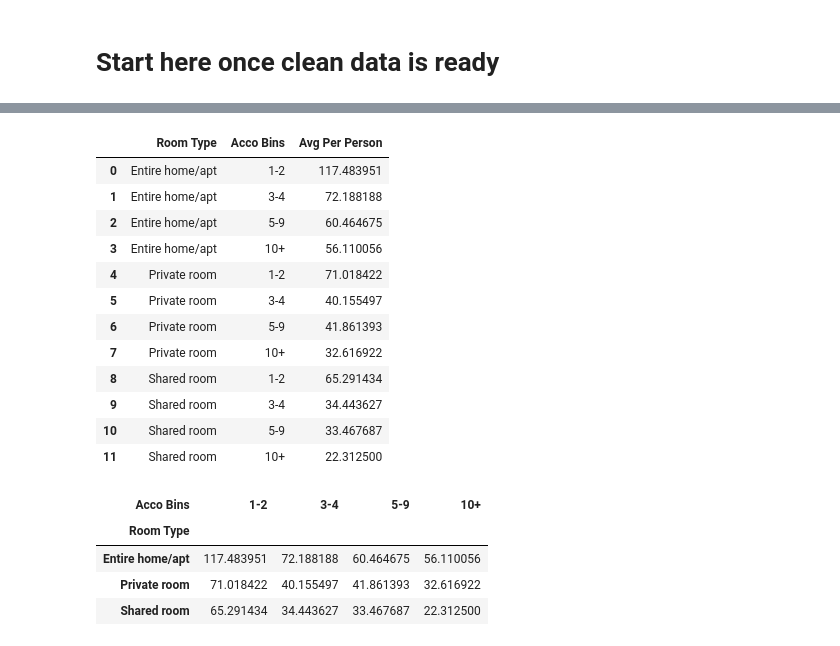
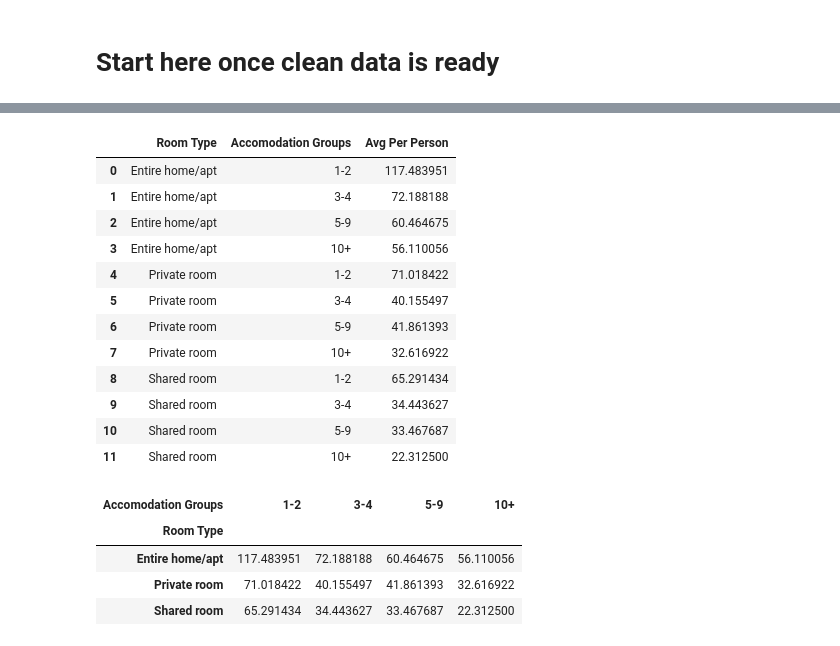
Before and after one commit to EstellaYu/Data_Visualization_Airbnb_Hotel, a Jupyter notebook: Notebooks/Data_Cleaning_MC.ipynb, the cells around one changed output, grey strips where cells are left out. Saved outputs shown, nothing was run; the diff lists cells and outputs as text; code cells hidden in the pictures.

```diff
--- a/Notebooks/Data_Cleaning_MC.ipynb
+++ b/Notebooks/Data_Cleaning_MC.ipynb
@@ -395,7 +395,7 @@ clean_airbnb_prc.to_csv("../Resources/Airbnb/Current_Listing/clean_airbnb_prc.cs
 acco_bins = [0, 2, 4, 9, 25]
 # Create the names for the  bins
 group_names = ["1-2", "3-4", "5-9", "10+"]
-clean_airbnb_prc['Acco Bins'] = pd.cut(clean_airbnb_prc['Accommodates'], acco_bins, labels = group_names )
+clean_airbnb_prc['Accomodation Groups'] = pd.cut(clean_airbnb_prc['Accommodates'], acco_bins, labels = group_names )
 clean_airbnb_prc['Avg Per Person'] = clean_airbnb_prc['Total Price']/clean_airbnb_prc['Accommodates']
 clean_airbnb_prc.head()
 # %% [output]
@@ -409,9 +409,9 @@ clean_airbnb_prc.head()
 # %%
 #Compute Average by bins
-acco_avg_df = clean_airbnb_prc.groupby(by=['Room Type', 'Acco Bins'], as_index=False).aggregate({'Avg Per Person':'mean'})
+acco_avg_df = clean_airbnb_prc.groupby(by=['Room Type', 'Accomodation Groups'], as_index=False).aggregate({'Avg Per Person':'mean'})
 acco_avg_df
 # %% [output]
-|  | Room Type | Acco Bins | Avg Per Person |
+|  | Room Type | Accomodation Groups | Avg Per Person |
 | 0 | Entire home/apt | 1-2 | 117.483951 |
 | 1 | Entire home/apt | 3-4 | 72.188188 |
 | 2 | Entire home/apt | 5-9 | 60.464675 |
@@ -425,10 +425,10 @@ acco_avg_df
 | 10 | Shared room | 5-9 | 33.467687 |
 | 11 | Shared room | 10+ | 22.312500 |
 # %%
-acco_avg_df_pivot = acco_avg_df.pivot(index='Room Type', values='Avg Per Person', columns = 'Acco Bins')
+acco_avg_df_pivot = acco_avg_df.pivot(index='Room Type', values='Avg Per Person', columns = 'Accomodation Groups')
 acco_avg_df_pivot.head()
 # %% [output]
-| Acco Bins | 1-2 | 3-4 | 5-9 | 10+ |
+| Accomodation Groups | 1-2 | 3-4 | 5-9 | 10+ |
 | Room Type |  |  |  |  |
 | Entire home/apt | 117.483951 | 72.188188 | 60.464675 | 56.110056 |
 | Private room | 71.018422 | 40.155497 | 41.861393 | 32.616922 |
```
Also changed, not shown: parts of 11 cells of this notebook.
